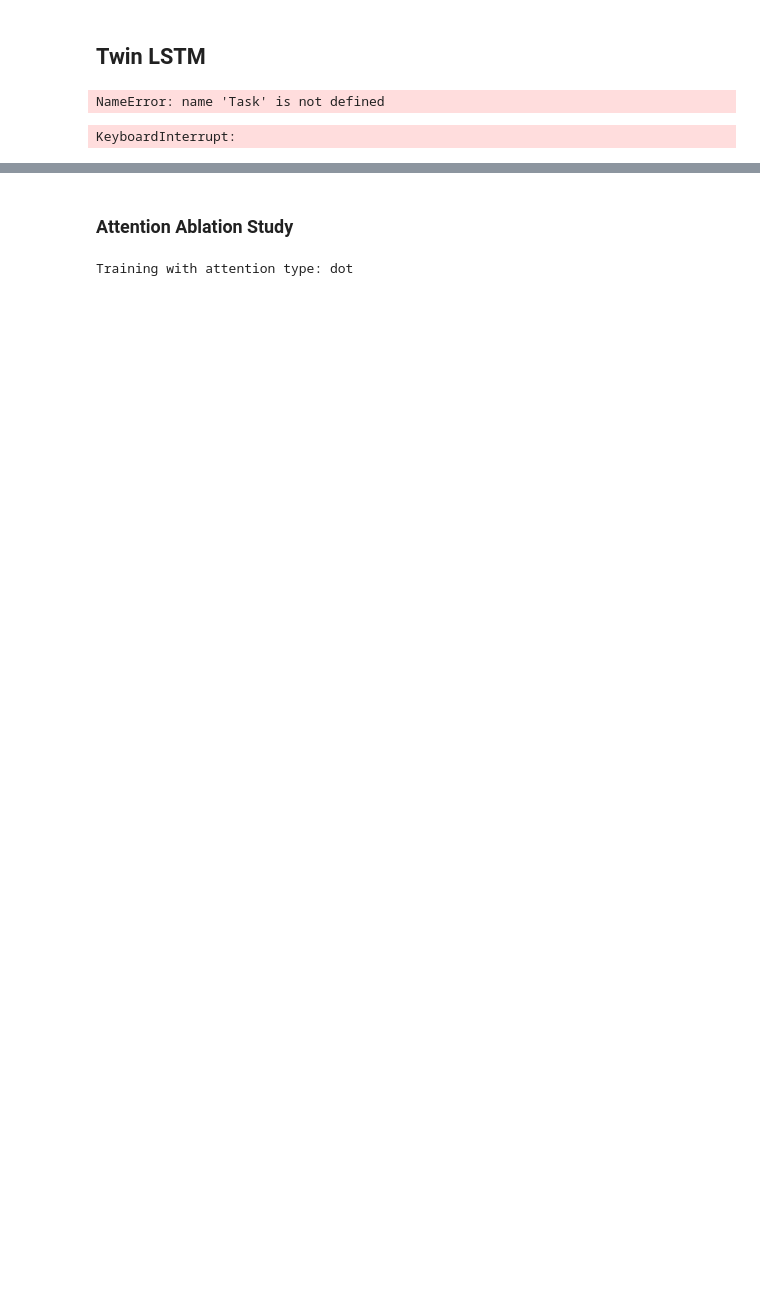
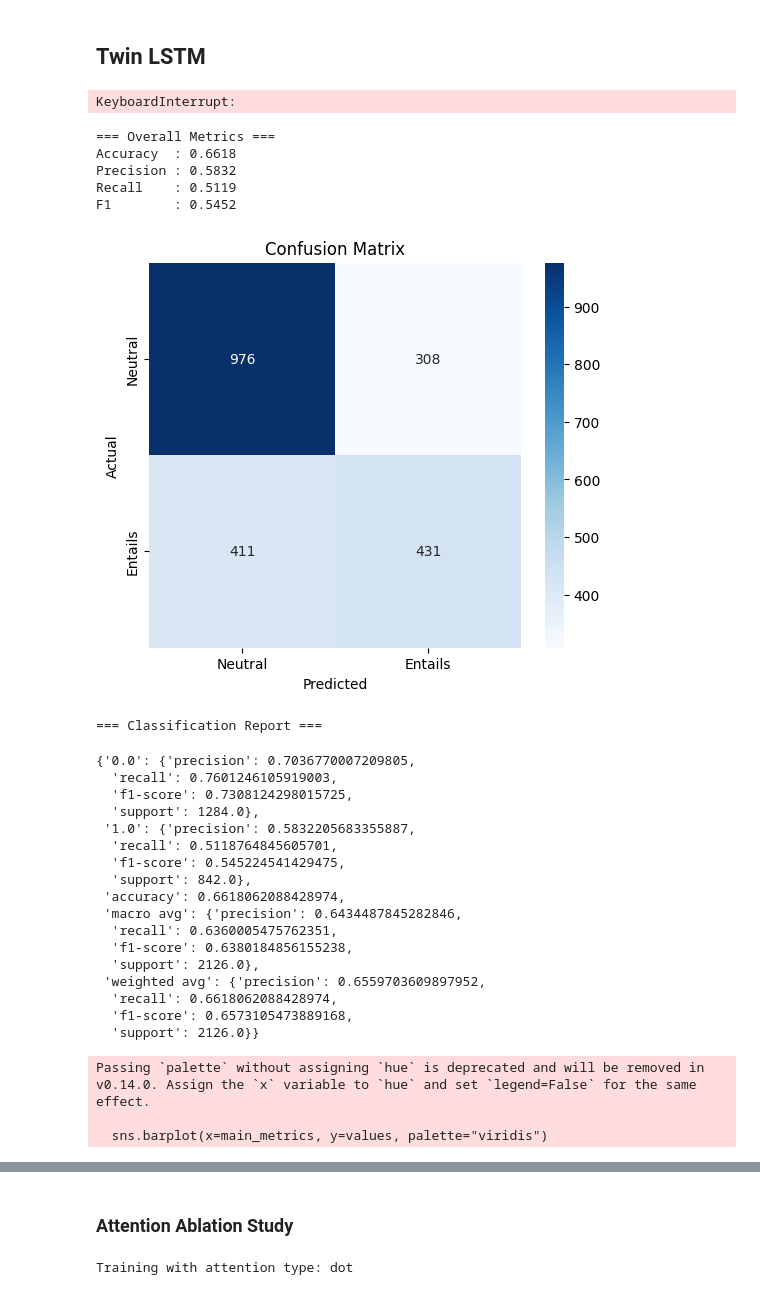
Before and after one commit to Martin-EvansUWA/Natural-Language-Processing, a Jupyter notebook: CITS4012_YourGroupID.ipynb, the cells around one changed output, grey strips where cells are left out. Cells and saved outputs as stored; diff of their text form; code cells hidden in the pictures; blank space fills up the shorter version.

```diff
--- a/CITS4012_YourGroupID.ipynb
+++ b/CITS4012_YourGroupID.ipynb
@@ -1167,7 +1352,8 @@ twin_model = twin_LSTM(
     bidirectional=True,
     n_layers=2,
     postag_vocab_size=None,
-    postag_emb_dim=postag_emb_dim
+    postag_emb_dim=postag_emb_dim,
+    attn_type="scaled_dot"
 )
 
 def twin_forward(batch, model, device):
@@ -1181,7 +1367,10 @@ def twin_forward(batch, model, device):
 
     outputs = model(p_embed, h_embed, p_lengths, h_lengths, premise_postag, hypothesis_postag)
     return outputs
-
+optimizer = torch.optim.Adam(twin_model.parameters(), lr=0.001,weight_decay=1e-4)
+scheduler = torch.optim.lr_scheduler.ReduceLROnPlateau(
+    optimizer, mode='max', patience=3, factor=0.5
+)
 twin_task = Task(
     model=twin_model,
     train_df=train_df,
@@ -1189,17 +1378,46 @@ twin_task = Task(
     test_df=test_df,
     save_path="twin_model.pth",
     optimizer=torch.optim.Adam(twin_model.parameters(), lr=0.001),
+    scheduler=scheduler,
     loss_fn=nn.BCEWithLogitsLoss(),
     device="cuda" if torch.cuda.is_available() else "cpu",
-    batch_size=32,
-    weighted_sampling=False,
+    batch_size=64,
+    weighted_sampling=True,
     forward_func=twin_forward
 )
-
-twin_task.validate_epoch()
-# %% [output]
-NameError: name 'Task' is not defined
 # %%
-twin_task.fit(epochs=100, patience=10)
+twin_task.fit(epochs=100, patience=5)
 # %% [output]
 KeyboardInterrupt:
+# %%
+twin_metrics = twin_task.evaluate()
+# %%
+twin_task.visualize_metrics(twin_metrics)
+# %% [output]
+=== Overall Metrics ===
+Accuracy  : 0.6618
+Precision : 0.5832
+Recall    : 0.5119
+F1        : 0.5452
+[figure, added]
+=== Classification Report ===
+{'0.0': {'precision': 0.7036770007209805,
+  'recall': 0.7601246105919003,
+  'f1-score': 0.7308124298015725,
+  'support': 1284.0},
+ '1.0': {'precision': 0.5832205683355887,
+  'recall': 0.5118764845605701,
+  'f1-score': 0.545224541429475,
+  'support': 842.0},
+ 'accuracy': 0.6618062088428974,
+ 'macro avg': {'precision': 0.6434487845282846,
+  'recall': 0.6360005475762351,
+  'f1-score': 0.6380184856155238,
+  'support': 2126.0},
+ 'weighted avg': {'precision': 0.6559703609897952,
+  'recall': 0.6618062088428974,
+  'f1-score': 0.6573105473889168,
+  'support': 2126.0}}
+Passing `palette` without assigning `hue` is deprecated and will be removed in v0.14.0. Assign the `x` variable to `hue` and set `legend=False` for the same effect.
+
+  sns.barplot(x=main_metrics, y=values, palette="viridis")
```
Also changed, not shown: parts of 44 cells of this notebook, 1 other file.
